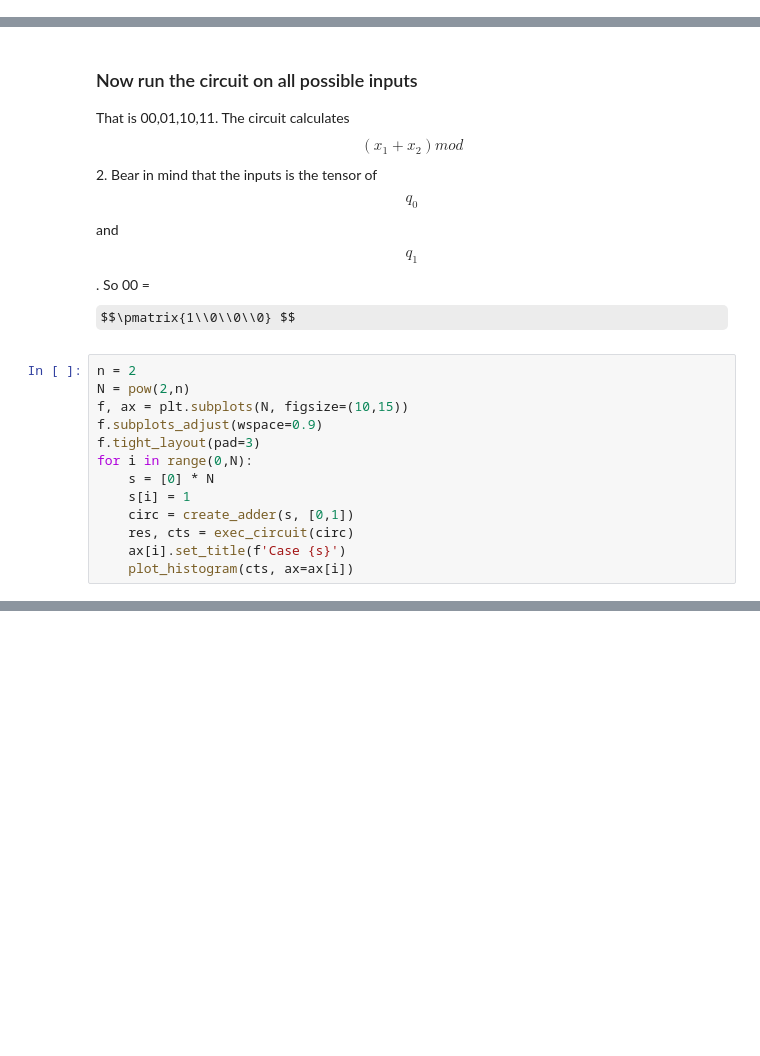
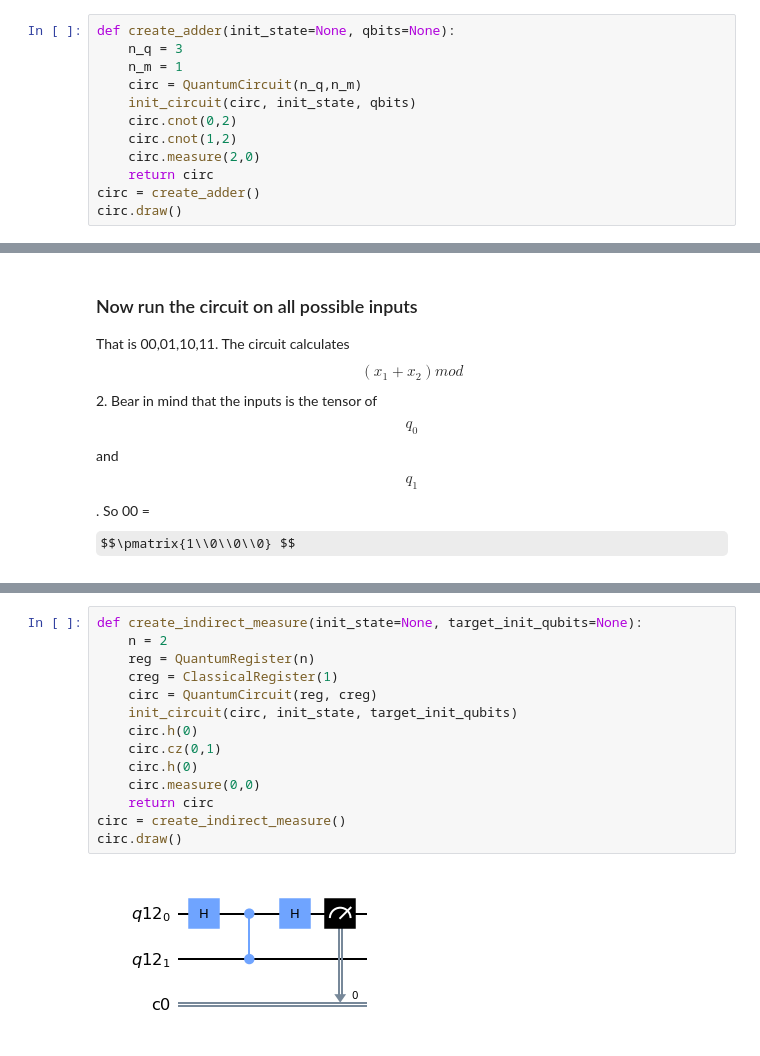
Before and after one commit to eginez/qiskit-exp, a Jupyter notebook: src/qiskitOne.ipynb, the cells around one changed output, grey strips where cells are left out. Saved outputs shown, nothing was run; the diff lists cells and outputs as text; some formulas as TeX source; blank space fills up the shorter version.

```diff
--- a/src/qiskitOne.ipynb
+++ b/src/qiskitOne.ipynb
@@ -30,0 +46,12 @@ circ.draw()
+# %%
+def create_adder(init_state=None, qbits=None):
+    n_q = 3
+    n_m = 1
+    circ = QuantumCircuit(n_q,n_m)
+    init_circuit(circ, init_state, qbits)
+    circ.cnot(0,2)
+    circ.cnot(1,2)
+    circ.measure(2,0)
+    return circ
+circ = create_adder()
+circ.draw()
@@ -32,16 +61,3 @@ circ.draw()
 ### Now run the circuit on all possible inputs
 That is 00,01,10,11. The circuit calculates $$ (x_1 + x_2) mod $$ 2.
 Bear in mind that the inputs is the tensor of $$q_0$$ and $$q_1$$. So 00 = $$\pmatrix{1\\0\\0\\0} $$
-# %%
-n = 2
-N = pow(2,n)
-f, ax = plt.subplots(N, figsize=(10,15))
-f.subplots_adjust(wspace=0.9)
-f.tight_layout(pad=3)
-for i in range(0,N):
-    s = [0] * N
-    s[i] = 1
-    circ = create_adder(s, [0,1])
-    res, cts = exec_circuit(circ)
-    ax[i].set_title(f'Case {s}')
-    plot_histogram(cts, ax=ax[i])
@@ -49,0 +74,16 @@ for i in range(0,N):
+# %%
+def create_indirect_measure(init_state=None, target_init_qubits=None):
+    n = 2
+    reg = QuantumRegister(n)
+    creg = ClassicalRegister(1)
+    circ = QuantumCircuit(reg, creg)
+    init_circuit(circ, init_state, target_init_qubits)
+    circ.h(0)
+    circ.cz(0,1)
+    circ.h(0)
+    circ.measure(0,0)
+    return circ
+circ = create_indirect_measure()
+circ.draw()
+# %% [output]
+[figure, added]
```
Also changed, not shown: parts of 14 cells of this notebook.
